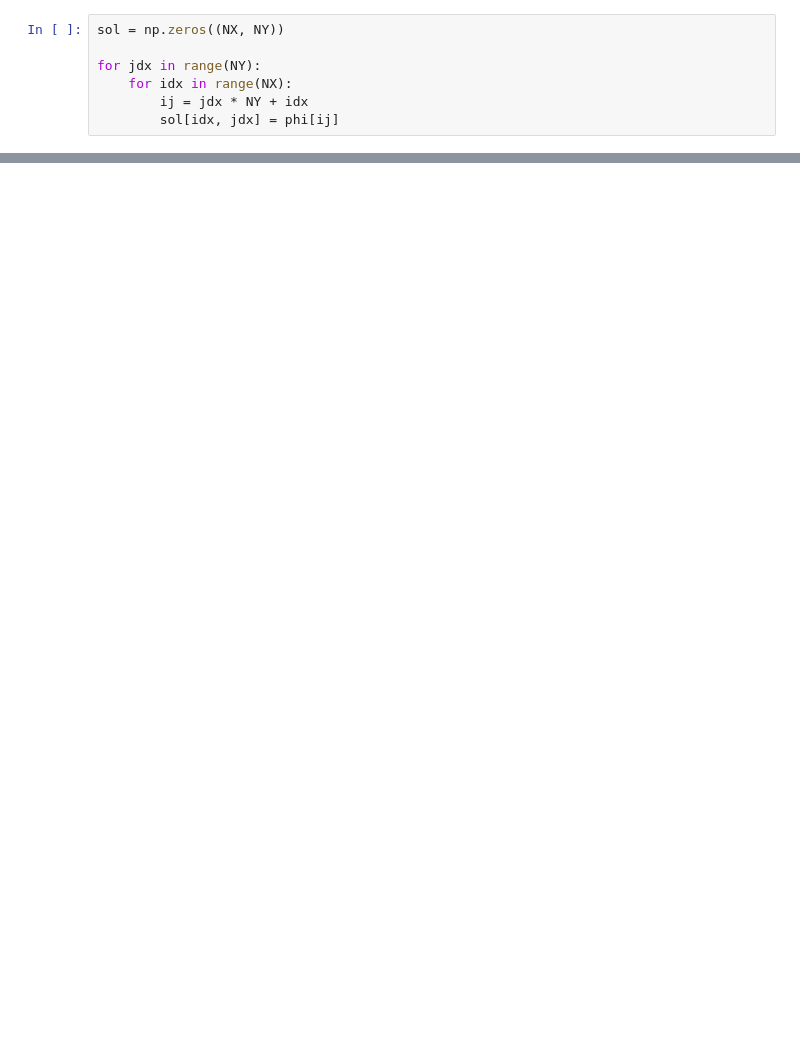
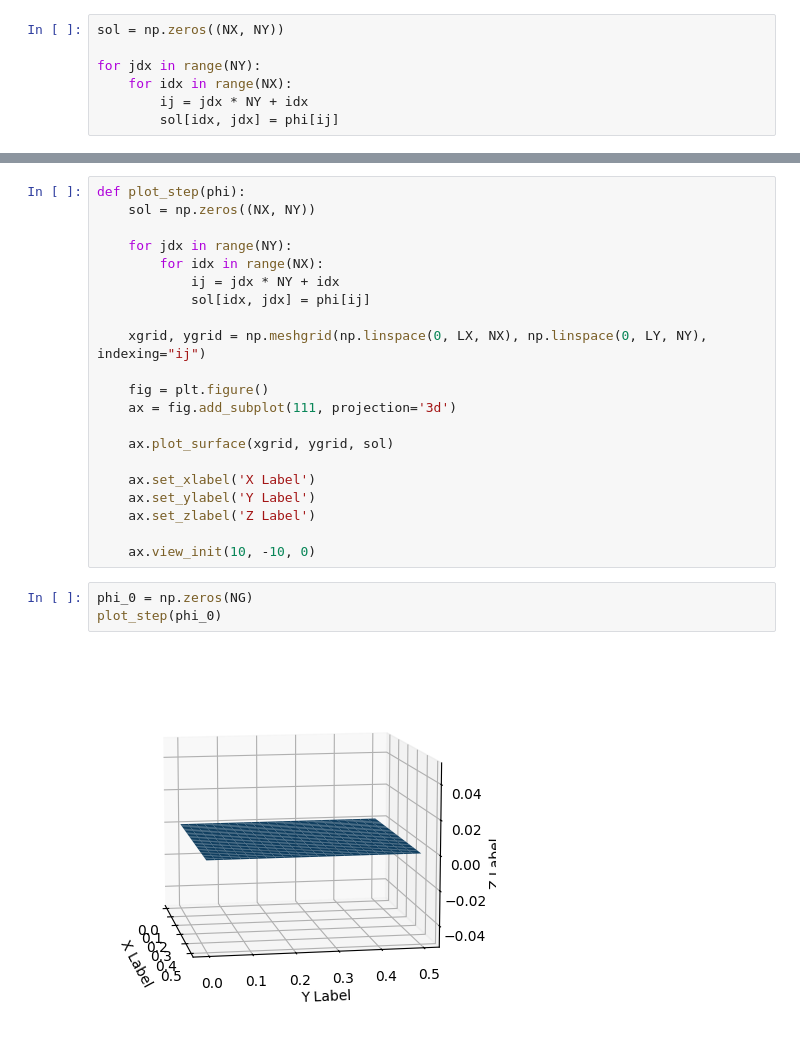
Before and after one commit to wujorgen/2d_heat_conduction, a Jupyter notebook: cfd_methods_book/finite_diff_example_diffusion.ipynb, the cells around one changed output, grey strips where cells are left out. Drawn from its saved outputs; the diff is of its cells as text; blank space fills up the shorter version.

```diff
--- a/cfd_methods_book/finite_diff_example_diffusion.ipynb
+++ b/cfd_methods_book/finite_diff_example_diffusion.ipynb
@@ -147,0 +217,26 @@ Text(0.5, 0, 'Z Label')
+# %%
+def plot_step(phi):
+    sol = np.zeros((NX, NY))
+
+    for jdx in range(NY):
+        for idx in range(NX):
+            ij = jdx * NY + idx
+            sol[idx, jdx] = phi[ij]
+
+    xgrid, ygrid = np.meshgrid(np.linspace(0, LX, NX), np.linspace(0, LY, NY), indexing="ij")
+
+    fig = plt.figure()
+    ax = fig.add_subplot(111, projection='3d')
+
+    ax.plot_surface(xgrid, ygrid, sol)
+
+    ax.set_xlabel('X Label')
+    ax.set_ylabel('Y Label')
+    ax.set_zlabel('Z Label')
+
+    ax.view_init(10, -10, 0)
+# %%
+phi_0 = np.zeros(NG)
+plot_step(phi_0)
+# %% [output]
+[figure, added]
```
Also changed, not shown: parts of 11 cells of this notebook, 1 other file.
